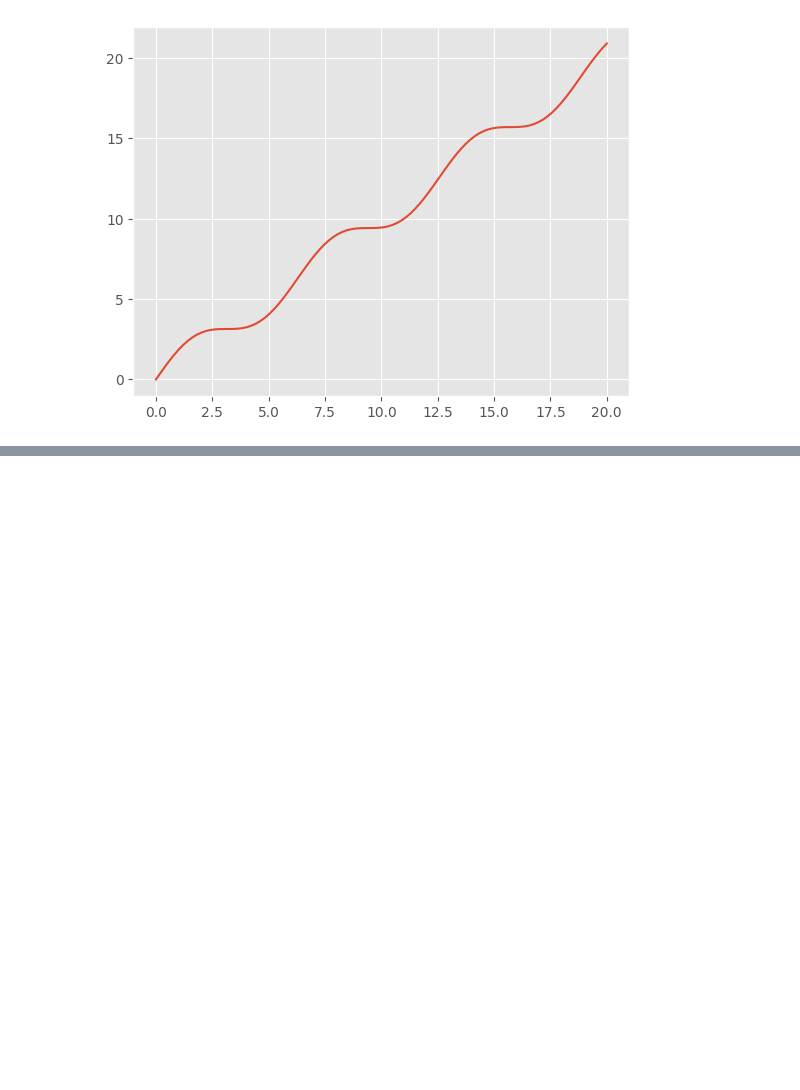
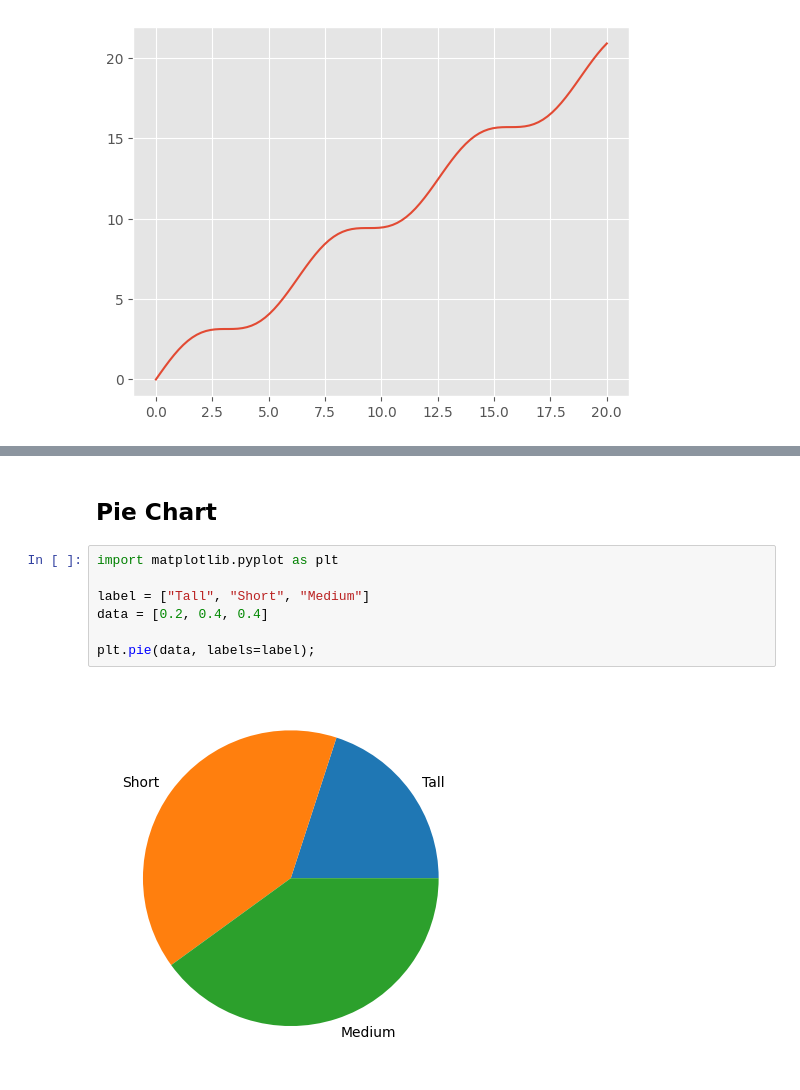
Before and after one commit to nguynlb/DataScience, a Jupyter notebook: Matplotlib/Matplotlib.ipynb, the cells around one changed output, grey strips where cells are left out. Saved outputs shown, nothing was run; the diff lists cells and outputs as text; blank space fills up the shorter version.

```diff
--- a/Matplotlib/Matplotlib.ipynb
+++ b/Matplotlib/Matplotlib.ipynb
@@ -260,0 +260,11 @@ AttributeError: 'Figure' object has no attribute 'title'
+# %% [markdown]
+## Pie Chart
+# %%
+import matplotlib.pyplot as plt
+
+label = ["Tall", "Short", "Medium"]
+data = [0.2, 0.4, 0.4]
+
+plt.pie(data, labels=label);
+# %% [output]
+[figure, added]
```
Also changed, not shown: parts of 30 cells of this notebook, 3 other files.
